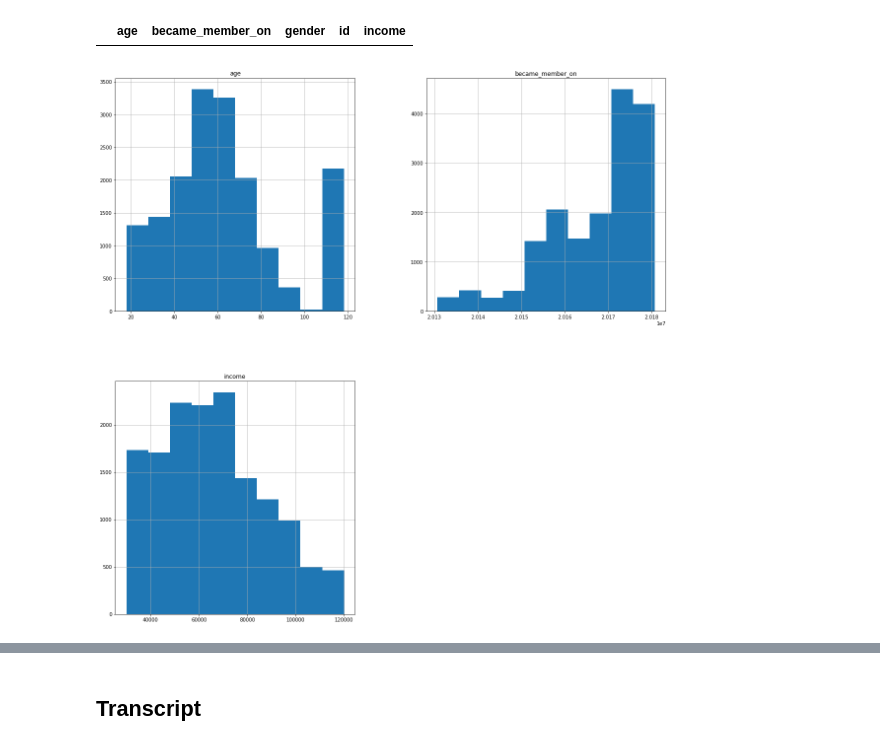
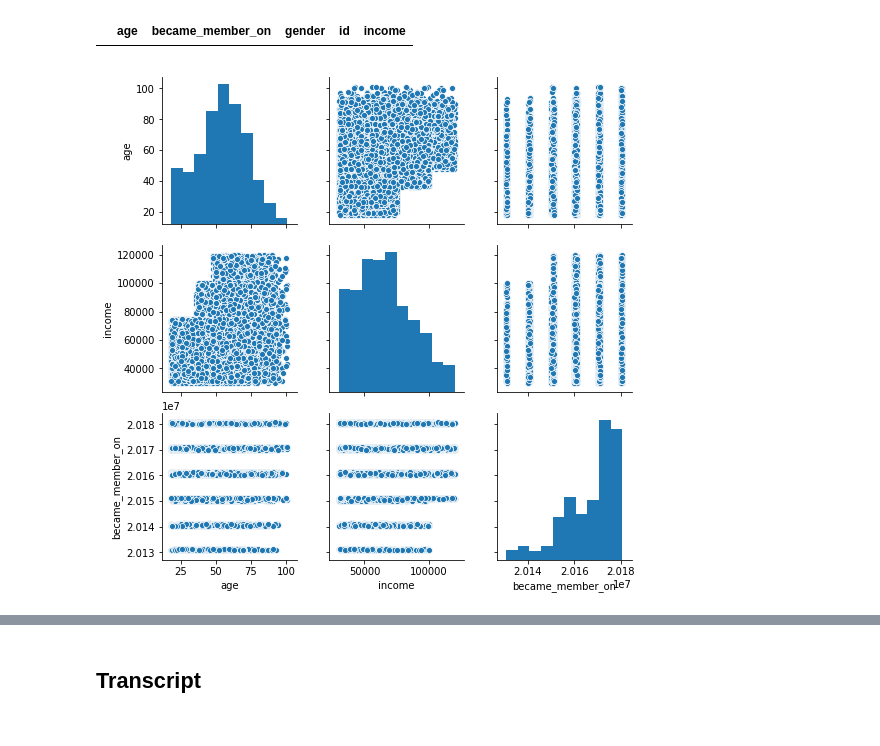
Before and after one commit to frigidplanet/udacity-capstone, a Jupyter notebook: Starbucks_Capstone_notebook.ipynb, the cells around one changed output, grey strips where cells are left out. Cells and saved outputs as stored; diff of their text form; code cells hidden in the pictures.

```diff
--- a/Starbucks_Capstone_notebook.ipynb
+++ b/Starbucks_Capstone_notebook.ipynb
@@ -158,12 +163,11 @@ profile.head()
 profile.groupby('id').filter(lambda x: len(x) > 2)
 # %% [output]
 |  | age | became_member_on | gender | id | income |
-# %%
-fig, ax = plt.subplots(figsize=(20,20))
-profile.hist(['age','became_member_on','income'], ax=ax)
-fig.savefig('profile_hist.png')
-# %% [output]
-[figure, removed]
+# %%
+profile_pairplot = sns.pairplot(profile[['age','income','became_member_on']].dropna())
+profile_pairplot.savefig('profile_hist.png')
+# %% [output]
+[figure, added]
 # %%
 # When gender is missing age is set to 118 and income is also missing; there are 2175 of each
 #   After the full dataset is built maybe these can be filled in using nearest neighbors?
```
Also changed, not shown: parts of 8 cells of this notebook, 1 other file.
